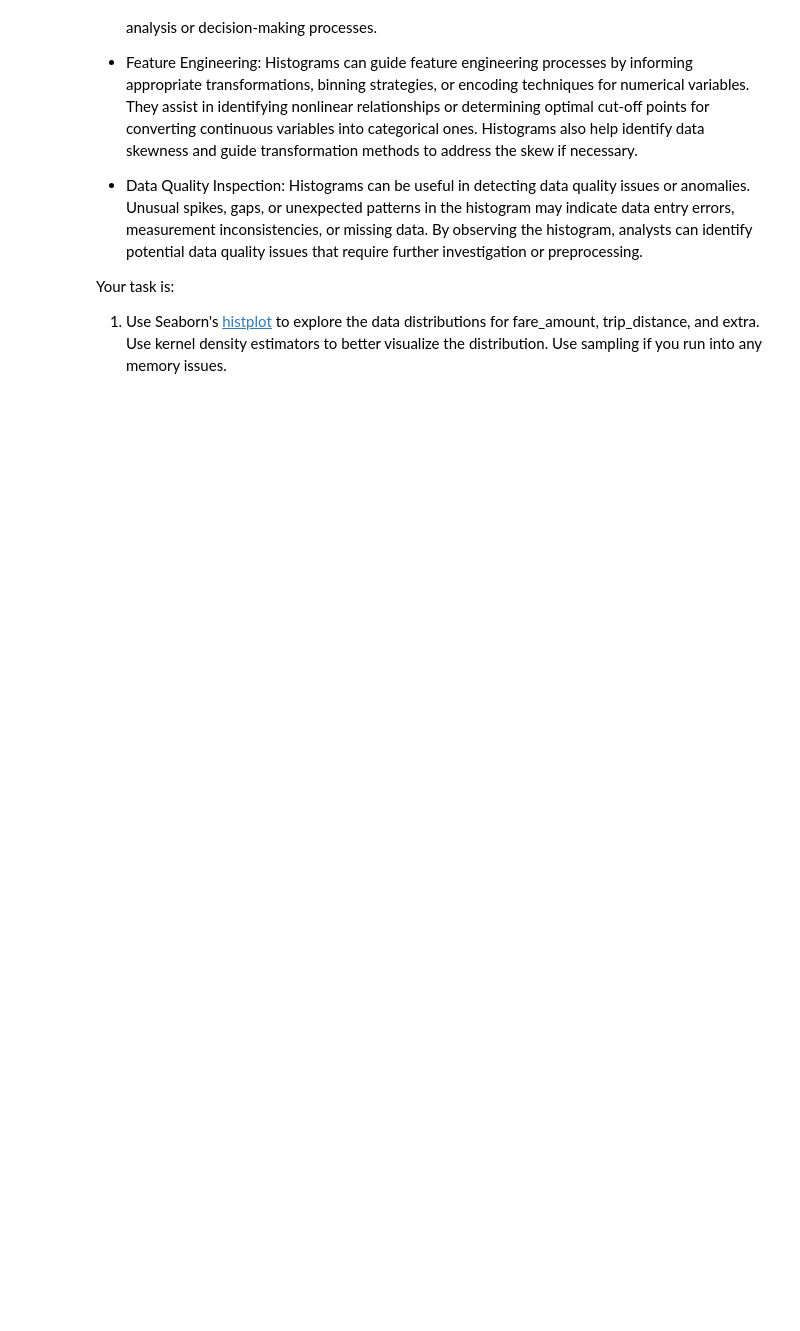
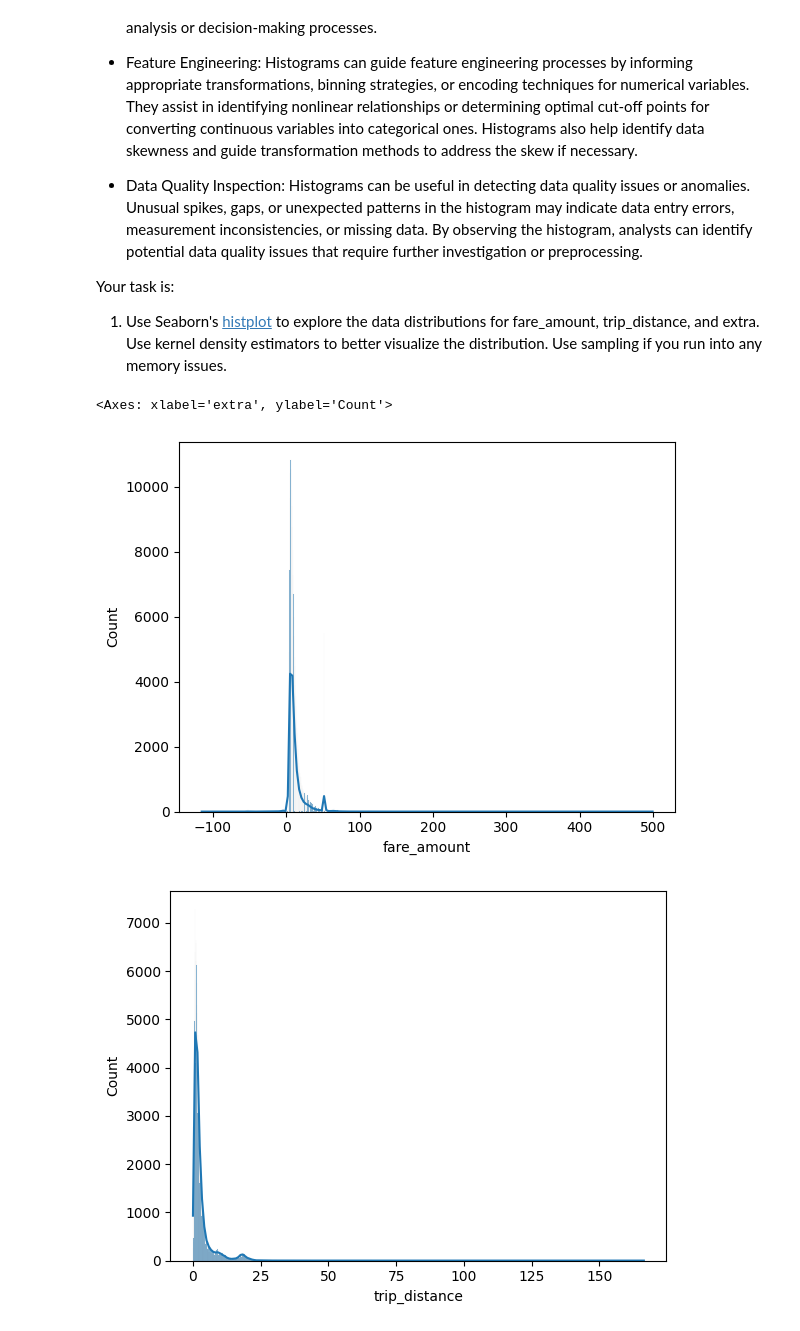
Before and after one commit to kentheman4AI/UMGC-MachineLearning-AI, a Jupyter notebook: Student_MLE_MiniProject_EDA.ipynb, the cells around one changed output. Cells and saved outputs as stored; diff of their text form; code cells hidden in the pictures; blank space fills up the shorter version.

```diff
--- a/Student_MLE_MiniProject_EDA.ipynb
+++ b/Student_MLE_MiniProject_EDA.ipynb
@@ -312,3 +331,13 @@ Your task is:
   1. Use Seaborn's [histplot](https://seaborn.pydata.org/generated/seaborn.histplot.html) to explore the data distributions for fare_amount, trip_distance, and extra. Use kernel density estimators to better visualize the distribution. Use sampling if you run into any memory issues.
 # %%
 # Explore data distributions for 'fare_amount', 'trip_distance' and 'extra' using Seaborn's histplot. Sample the data if you run into memory issues.
+NYC_Yellow_Taxi_DF_histplot=NYC_Yellow_Taxi_200201_NN[['fare_amount', 'trip_distance','extra']]
+sns.histplot(data=NYC_Yellow_Taxi_DF_histplot.sample(n=200000,axis=0),x='fare_amount',kde=True)
+plt.figure()
+sns.histplot(data=NYC_Yellow_Taxi_DF_histplot.sample(n=200000,axis=0),x='trip_distance',kde=True)
+plt.figure()
+sns.histplot(data=NYC_Yellow_Taxi_DF_histplot.sample(n=200000,axis=0),x='extra',kde=True)
+# %% [output]
+<Axes: xlabel='extra', ylabel='Count'>
+[figure, added]
+[figure, added]
```
Also changed, not shown: parts of 6 cells of this notebook.
